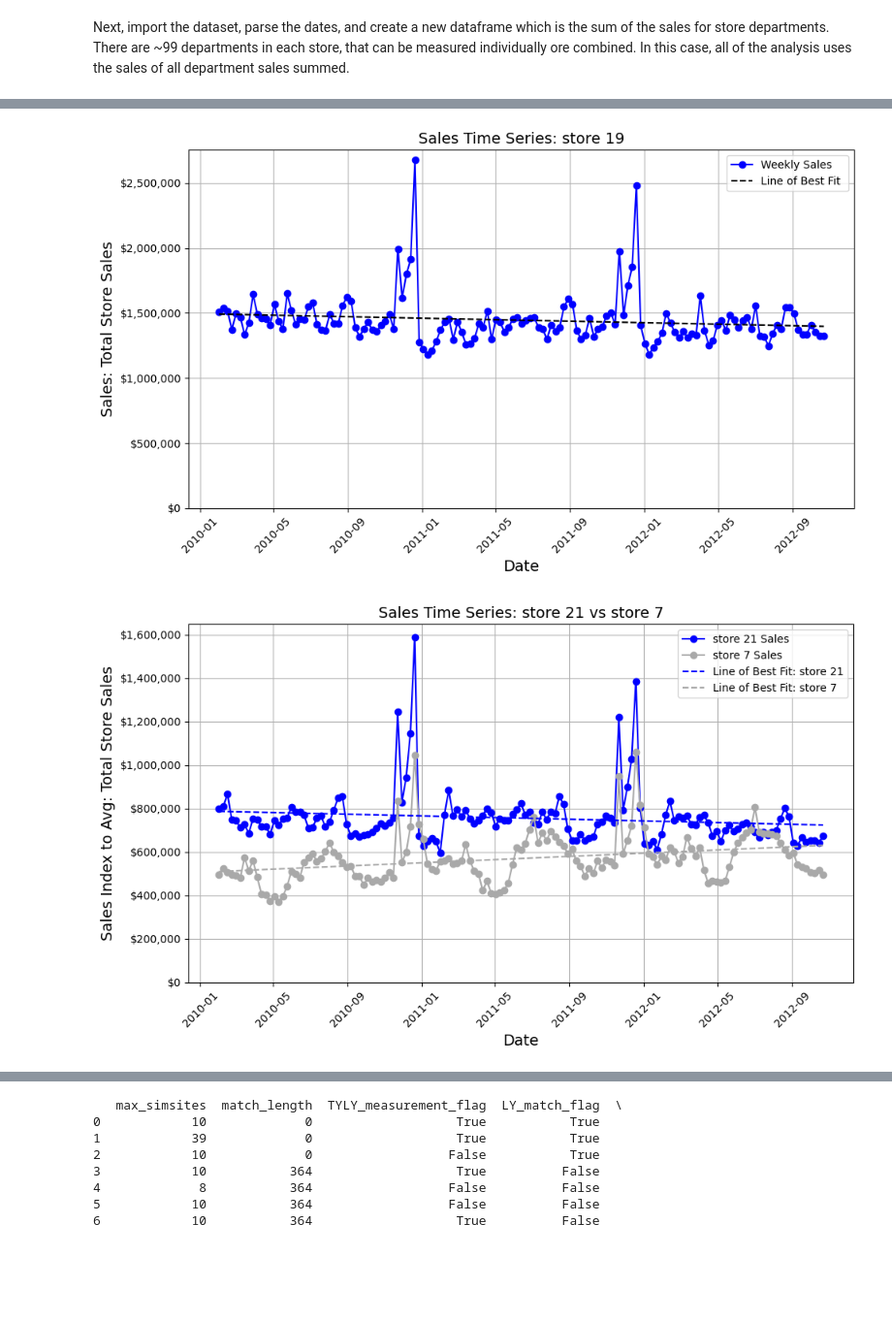
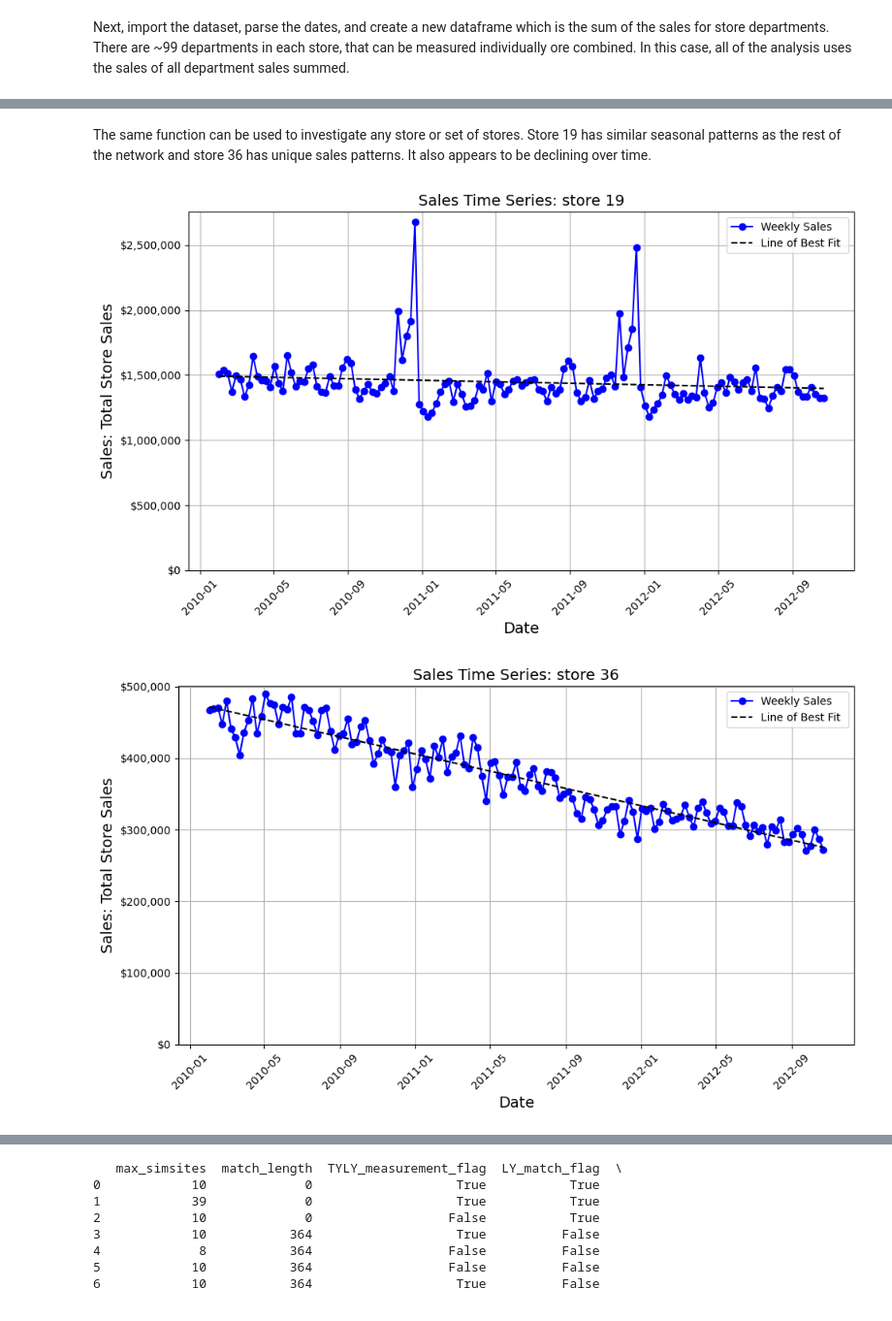
Before and after one commit to jcampbell542/Code-for-nulltest-projects, a Jupyter notebook: Test_Learn_afterloss.ipynb, the cells around one changed output, grey strips where cells are left out. Shown at 97% size. Drawn from its saved outputs; the diff is of its cells as text; code cells hidden in the pictures; blank space fills up the shorter version.

Commit message:
Update Test_Learn_afterloss.ipynb
more comments.  splitting trend chart functions out

```diff
--- a/Test_Learn_afterloss.ipynb
+++ b/Test_Learn_afterloss.ipynb
@@ -321,21 +164,15 @@ trend_chart(total_store_sales, "Total Sales", "All Stores", trend_line=True, ind
+# %% [markdown]
+The same function can be used to investigate any store or set of stores. Store 19 has similar seasonal patterns as the rest of the network
+and store 36 has unique sales patterns.  It also appears to be declining over time.
 # %%
 #individual store trend exploration, store comparisons
 store_trend = 19
 store_trend_df = total_store_sales[(total_store_sales['Store'] == store_trend)].copy()
 trend_chart(store_trend_df, "Total Store Sales", store_set = f"store {store_trend}", trend_line=True, index_value=False)
 
-store1_trend = 21
-store2_trend = 7
-store1_trend_df = total_store_sales[(total_store_sales['Store'] == store1_trend)].copy()
-store2_trend_df = total_store_sales[(total_store_sales['Store'] == store2_trend)].copy()
-trend_chart_comparison(store1_trend_df, store2_trend_df, "Total Store Sales", store_set_1 = f"store {store1_trend}", store_set_2 = f"store {store2_trend}", trend_line=True, index_value=False)
-
-
-store1_trend = 21
-store2_trend = 45
-store1_trend_df = total_store_sales[(total_store_sales['Store'] == store1_trend)].copy()
-store2_trend_df = total_store_sales[(total_store_sales['Store'] == store2_trend)].copy()
-trend_chart_comparison(store1_trend_df, store2_trend_df, "Total Store Sales", store_set_1 = f"store {store1_trend}", store_set_2 = f"store {store2_trend}", trend_line=True, index_value=False)
+store_trend = 36
+store_trend_df = total_store_sales[(total_store_sales['Store'] == store_trend)].copy()
+trend_chart(store_trend_df, "Total Store Sales", store_set = f"store {store_trend}", trend_line=True, index_value=False)
 # %% [output]
 [figure]
-[figure, old version]
+[figure, new version]
```
Also changed, not shown: parts of 12 cells of this notebook.
